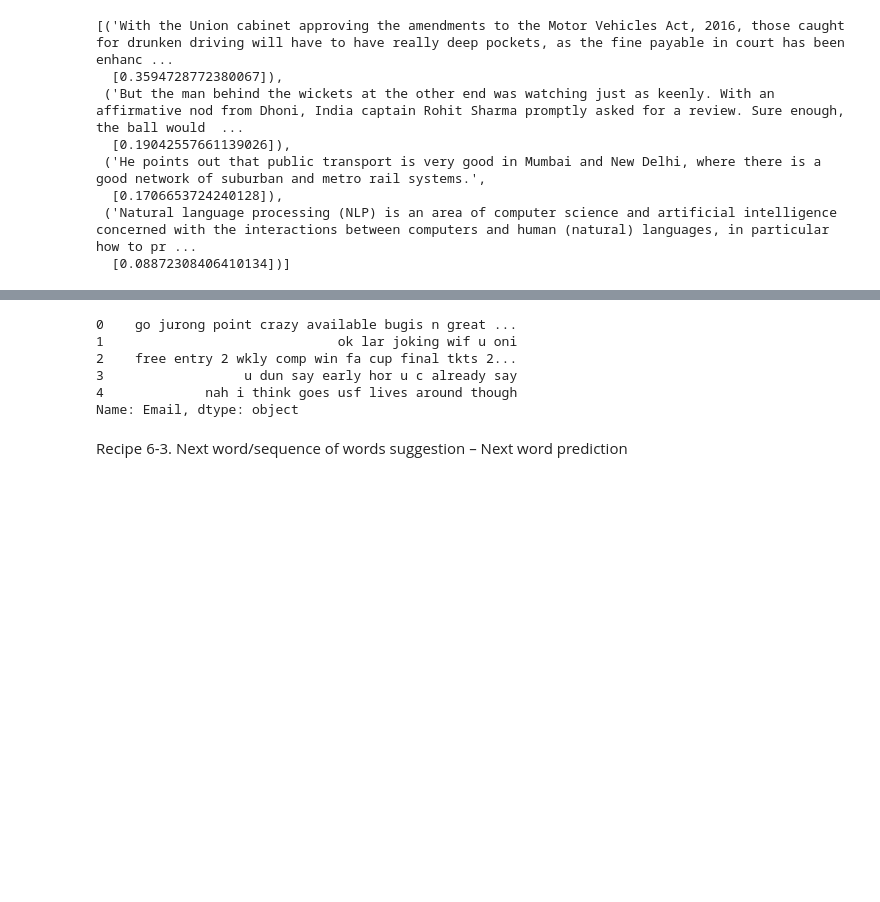
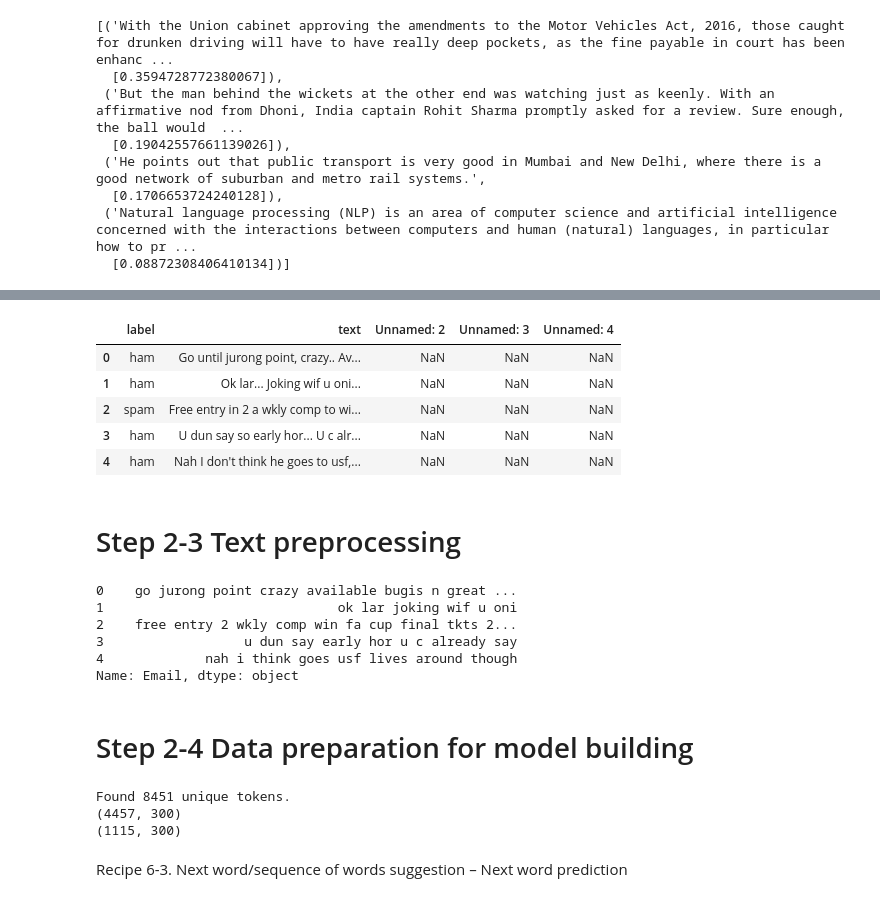
Before and after one commit to alberwan/natural-language-processing-recipes, a Jupyter notebook: Chapter 6.ipynb, the cells around one changed output, grey strips where cells are left out. Drawn from its saved outputs; the diff is of its cells as text; code cells hidden in the pictures; blank space fills up the shorter version.

```diff
--- a/Chapter 6.ipynb
+++ b/Chapter 6.ipynb
@@ -184,17 +191,27 @@ We want to build a text classification model using CNN, RNN, and LSTM.
 # %%
 # download spam.csv
 import pandas as pd
 import requests
 import io
 # csv_url = "https://github.com/alberwan/Test-Data/blob/master/spam.csv"
 # csv_url = "https://drive.google.com/drive/folders/1ZOPzP0Id8B8d3xP4BMgLGoYLlPBRRKEs/spam.csv"
-csv_url = "spam.csv"
+# csv_url = "https://www.kaggle.com/uciml/sms-spam-collection-dataset#spam.csv"
+# csv_url = "spam.csv"
 
 # csv_url = "https://www.kaggle.com/ishansoni/sms-spam-collection-dataset?select=spam.csv"
-# s = requests.get(csv_url).content
+s = requests.get(csv_url).content
 # file_content = pd.read_csv(io.StringIO(s.decode('utf-8')))
 # file_content = pd.read_csv(csv_url, encoding="ISO-8859-1")
 # file_content = pd.read_csv(csv_url)
 file_content = pd.read_csv('/content/sample_data/spam.csv')
 file_content.head()
+# %% [output]
+|  | label | text | Unnamed: 2 | Unnamed: 3 | Unnamed: 4 |
+| 0 | ham | Go until jurong point, crazy.. Av... | NaN | NaN | NaN |
+| 1 | ham | Ok lar... Joking wif u oni... | NaN | NaN | NaN |
+| 2 | spam | Free entry in 2 a wkly comp to wi... | NaN | NaN | NaN |
+| 3 | ham | U dun say so early hor... U c alr... | NaN | NaN | NaN |
+| 4 | ham | Nah I don't think he goes to usf,... | NaN | NaN | NaN |
+# %% [markdown]
+# Step 2-3 Text preprocessing
 # %%
@@ -245,6 +258,8 @@ target = Email_Data[list_classes].values
 
 
 To_Process=Email_Data[['Email', 'Target']]
+# %% [markdown]
+# Step 2-4 Data preparation for model building
 # %%
 #Train and test split with 80:20 ratio
 train, test = train_test_split(To_Process, test_size=0.2)
@@ -258,7 +273,8 @@ MAX_SEQUENCE_LENGTH = 300
 MAX_NB_WORDS = 20000
 
 # Get the frequently occurring words
- tokenizer = Tokenizer(num_words=MAX_NB_WORDS)
+from keras.preprocessing.text import Tokenizer
+tokenizer = Tokenizer(num_words=MAX_NB_WORDS)
 tokenizer.fit_on_texts(train.Email)
 train_sequences = tokenizer.texts_to_sequences(train.Email)
 test_sequences = tokenizer.texts_to_sequences(test.Email)
@@ -270,13 +286,19 @@ word_index = tokenizer.word_index
 print('Found %s unique tokens.' % len(word_index))
 
 # get only the top frequent words on train
-train_data = pad_sequences(train_sequences, maxlen=MAX_SEQUENCE_LENGTH)
+import tensorflow as tf
+train_data = tf.keras.preprocessing.sequence.pad_sequences(train_sequences, maxlen=MAX_SEQUENCE_LENGTH)
+# train_data = pad_sequences(train_sequences, maxlen=MAX_SEQUENCE_LENGTH)
 
 # get only the top frequent words on test
-test_data = pad_sequences(test_sequences, maxlen=MAX_SEQUENCE_LENGTH)
+test_data = tf.keras.preprocessing.sequence.pad_sequences(test_sequences, maxlen=MAX_SEQUENCE_LENGTH)
 
 print(train_data.shape)
 print(test_data.shape)
+# %% [output]
+Found 8451 unique tokens.
+(4457, 300)
+(1115, 300)
 # %%
 train_labels = train['Target']
 test_labels = test['Target']
```
Also changed, not shown: parts of 2 cells of this notebook.
